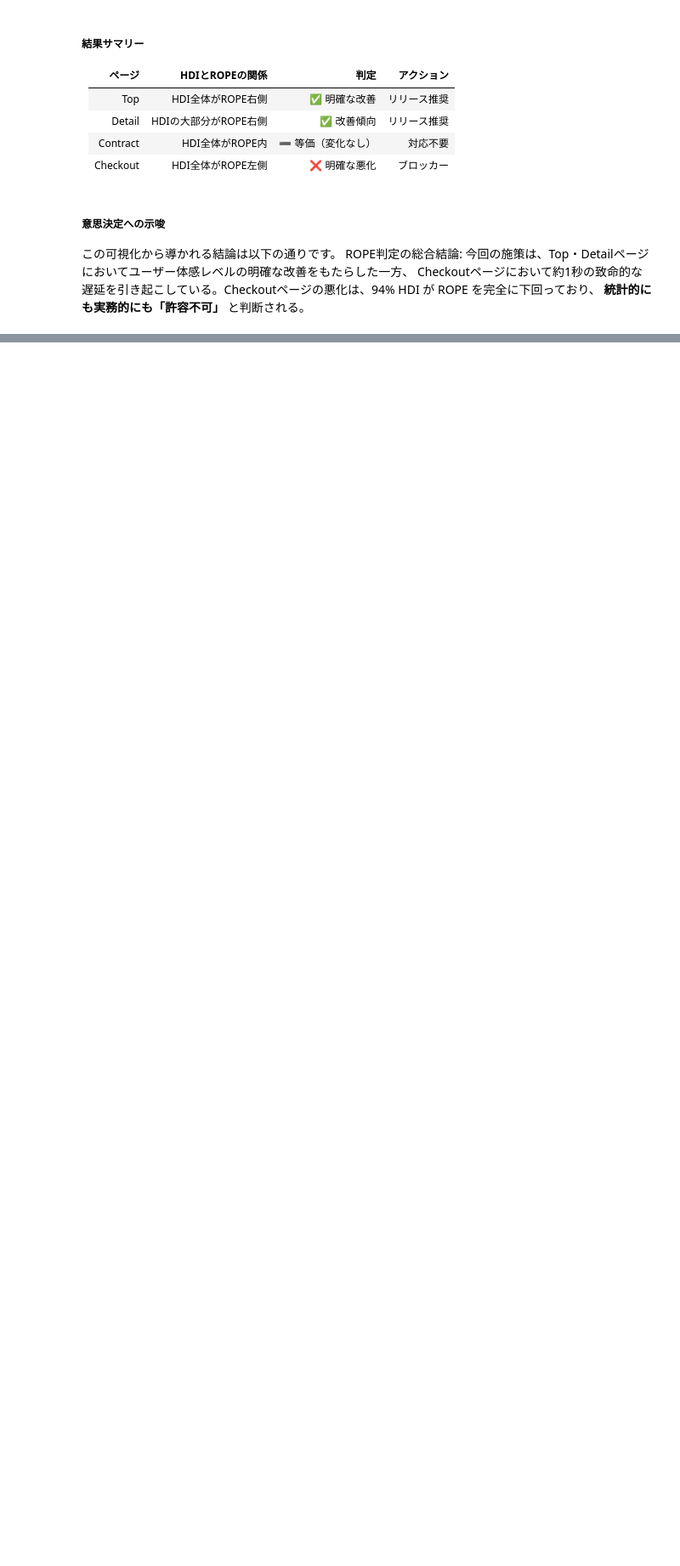
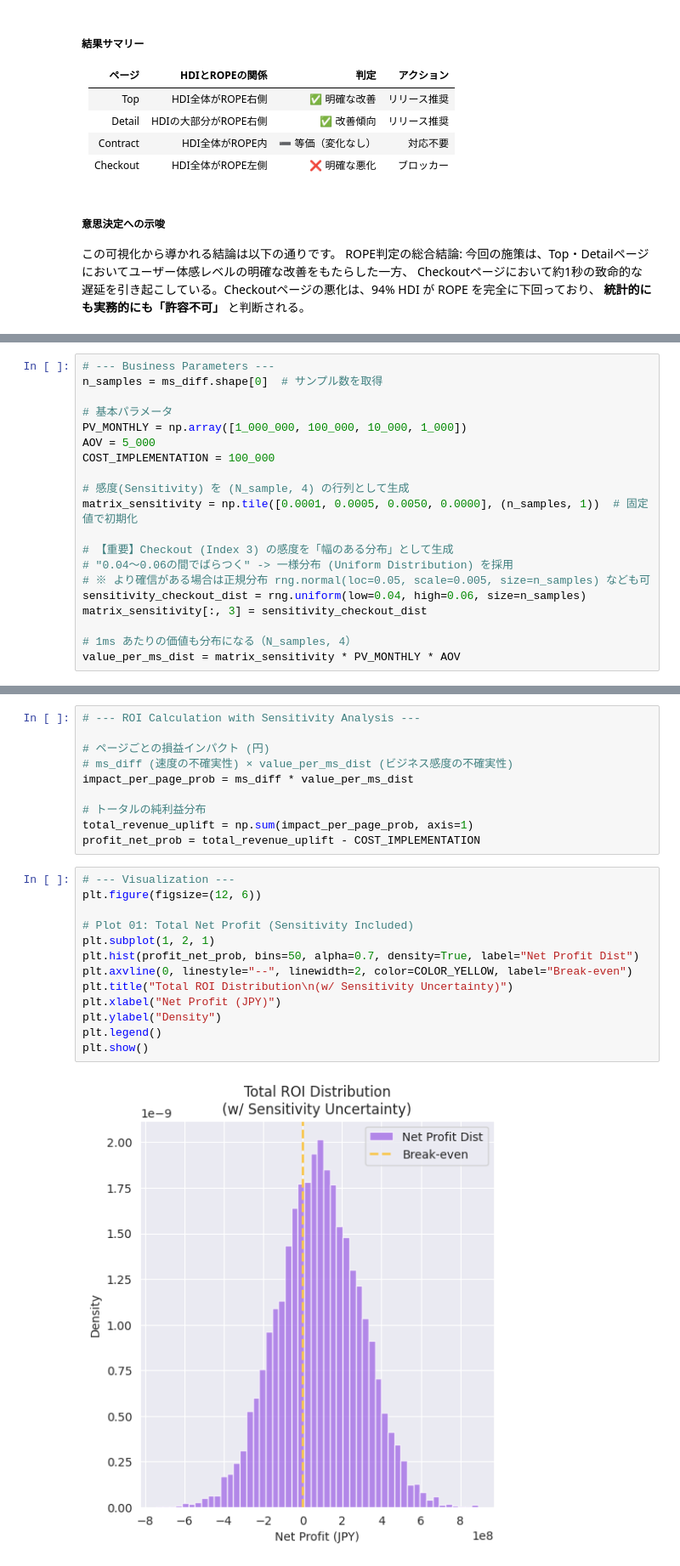
Before and after one commit to petalab-io/bayesian-iroha, a Jupyter notebook: notebooks/01_web_performance/roi_decision.ipynb, the cells around one changed output, grey strips where cells are left out. Shown at 85% size. Cells and saved outputs as stored; diff of their text form; blank space fills up the shorter version.

```diff
--- a/notebooks/01_web_performance/roi_decision.ipynb
+++ b/notebooks/01_web_performance/roi_decision.ipynb
@@ -623,0 +629,20 @@ Checkoutページにおいて約1秒の致命的な遅延を引き起こして
+# %%
+# --- Business Parameters ---
+n_samples = ms_diff.shape[0]  # サンプル数を取得
+
+# 基本パラメータ
+PV_MONTHLY = np.array([1_000_000, 100_000, 10_000, 1_000])
+AOV = 5_000
+COST_IMPLEMENTATION = 100_000
+
+# 感度(Sensitivity) を (N_sample, 4) の行列として生成
+matrix_sensitivity = np.tile([0.0001, 0.0005, 0.0050, 0.0000], (n_samples, 1))  # 固定値で初期化
+
+# 【重要】Checkout (Index 3) の感度を「幅のある分布」として生成
+# "0.04〜0.06の間でばらつく" -> 一様分布 (Uniform Distribution) を採用
+# ※ より確信がある場合は正規分布 rng.normal(loc=0.05, scale=0.005, size=n_samples) なども可
+sensitivity_checkout_dist = rng.uniform(low=0.04, high=0.06, size=n_samples)
+matrix_sensitivity[:, 3] = sensitivity_checkout_dist
+
+# 1ms あたりの価値も分布になる（N_samples, 4）
+value_per_ms_dist = matrix_sensitivity * PV_MONTHLY * AOV
@@ -623,0 +688,25 @@ Checkoutページにおいて約1秒の致命的な遅延を引き起こして
+# %%
+# --- ROI Calculation with Sensitivity Analysis ---
+
+# ページごとの損益インパクト (円)
+# ms_diff (速度の不確実性) × value_per_ms_dist (ビジネス感度の不確実性)
+impact_per_page_prob = ms_diff * value_per_ms_dist
+
+# トータルの純利益分布
+total_revenue_uplift = np.sum(impact_per_page_prob, axis=1)
+profit_net_prob = total_revenue_uplift - COST_IMPLEMENTATION
+# %%
+# --- Visualization ---
+plt.figure(figsize=(12, 6))
+
+# Plot 01: Total Net Profit (Sensitivity Included)
+plt.subplot(1, 2, 1)
+plt.hist(profit_net_prob, bins=50, alpha=0.7, density=True, label="Net Profit Dist")
+plt.axvline(0, linestyle="--", linewidth=2, color=COLOR_YELLOW, label="Break-even")
+plt.title("Total ROI Distribution\n(w/ Sensitivity Uncertainty)")
+plt.xlabel("Net Profit (JPY)")
+plt.ylabel("Density")
+plt.legend()
+plt.show()
+# %% [output]
+[figure, added]
```
Also changed, not shown: parts of 21 cells of this notebook.
